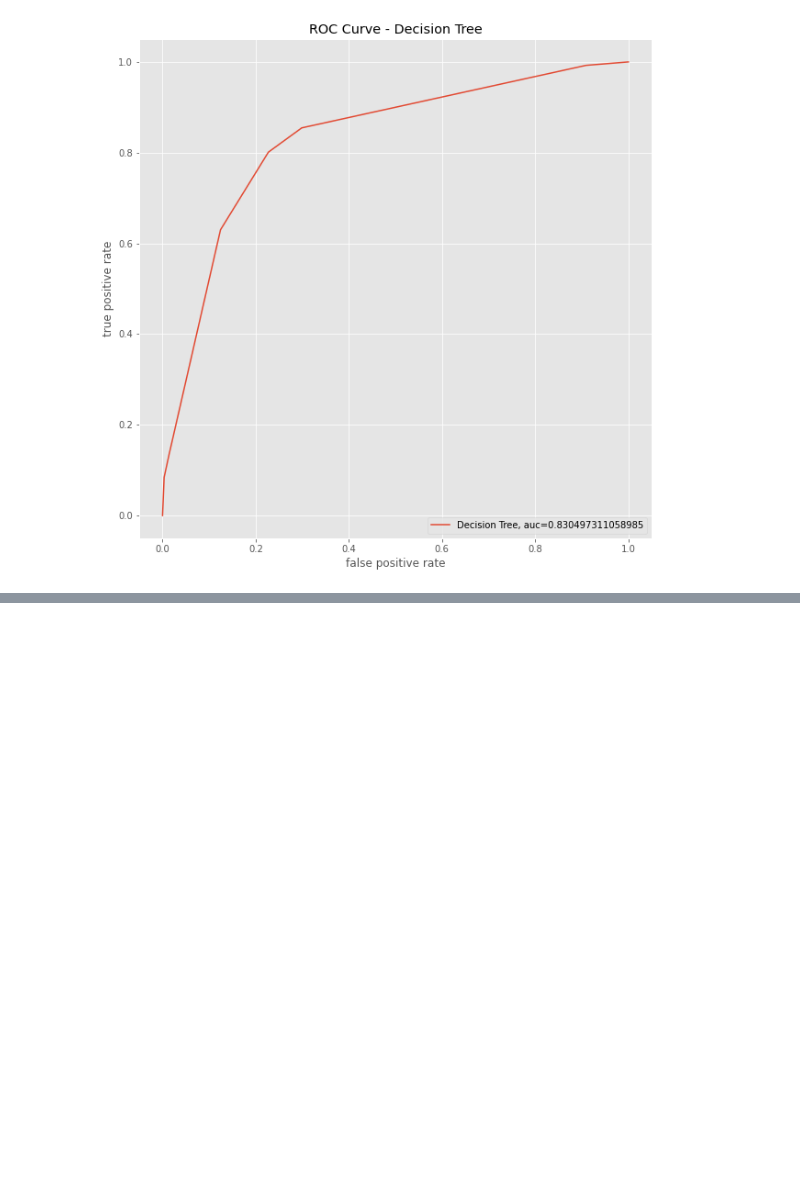
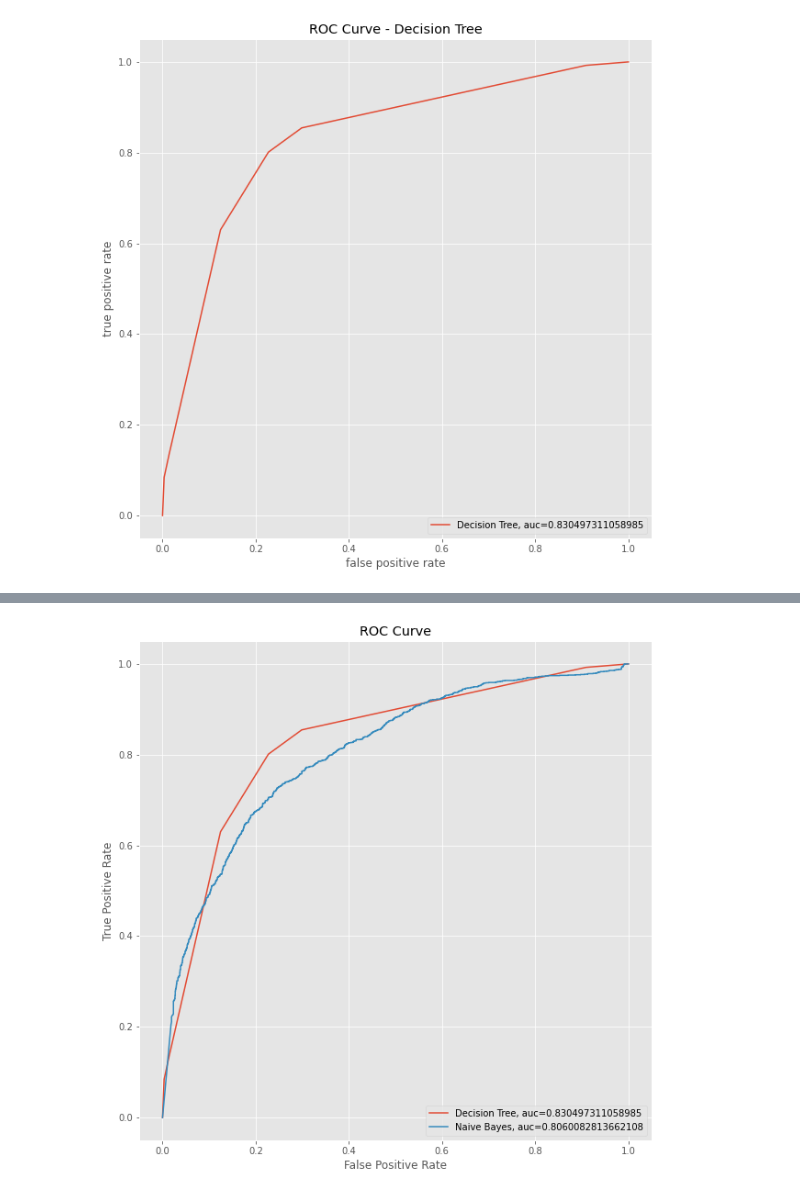
Before and after one commit to annisasuciati/Classification-Bank-Marketing, a Jupyter notebook: Classification_Bank_Marketing.ipynb, the cells around one changed output, grey strips where cells are left out. Saved outputs shown, nothing was run; the diff lists cells and outputs as text; code cells hidden in the pictures; blank space fills up the shorter version.

```diff
--- a/Classification_Bank_Marketing.ipynb
+++ b/Classification_Bank_Marketing.ipynb
@@ -298,0 +369,11 @@ plt.show()
+# %%
+# Comparing ROC Curve
+plt.plot(fprdtc,tprdtc,label="Decision Tree, auc="+str(aucdtc))
+plt.plot(fprgnb,tprgnb,label="Naive Bayes, auc="+str(aucgnb))
+plt.title('ROC Curve')
+plt.xlabel('False Positive Rate')
+plt.ylabel('True Positive Rate')
+plt.legend(loc=4)
+plt.show()
+# %% [output]
+[figure, added]
```
Also changed, not shown: parts of 7 cells of this notebook.
